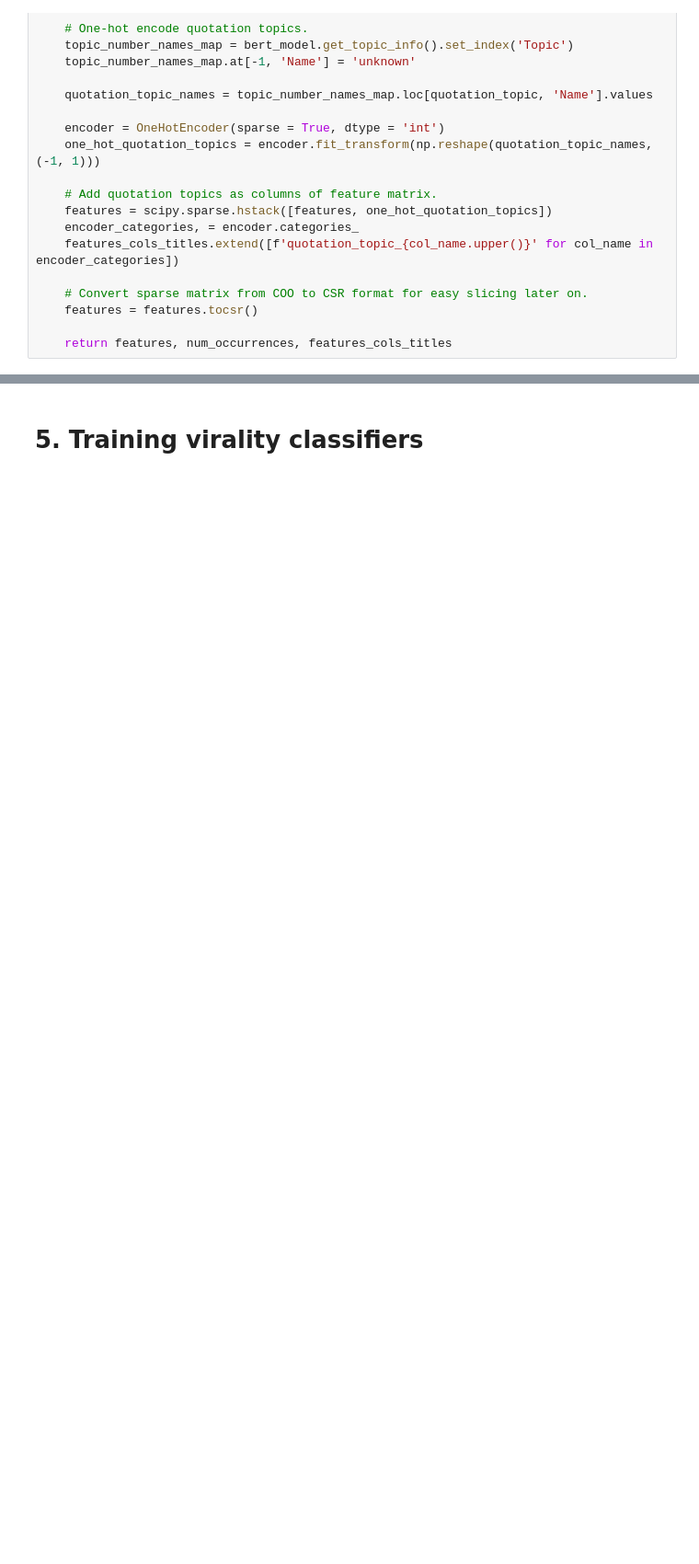
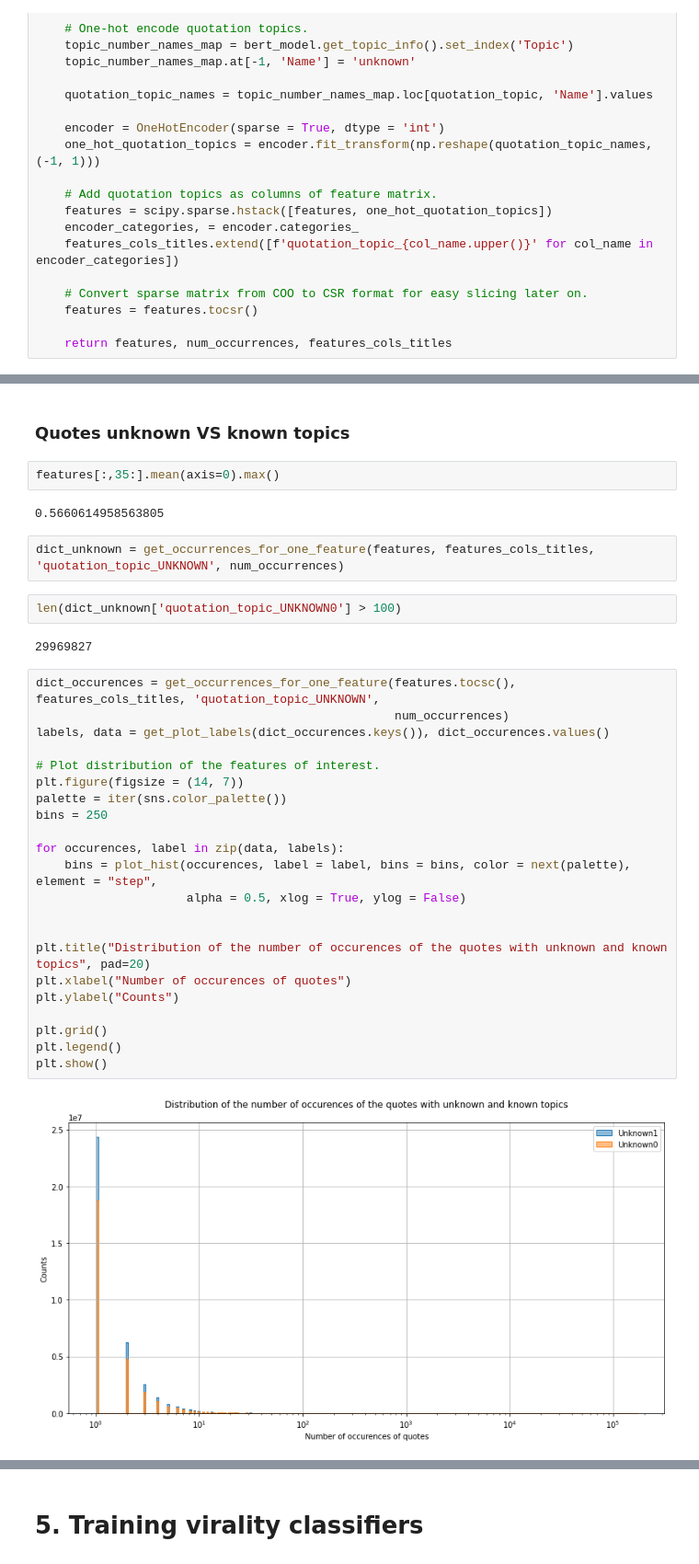
Before and after one commit to epfl-ada/ada-2021-project-cool-group-name, a Jupyter notebook: Project.ipynb, the cells around one changed output, grey strips where cells are left out. Shown at 92% size. Saved outputs shown, nothing was run; the diff lists cells and outputs as text; blank space fills up the shorter version.

Commit message:
visualization feat-out

```diff
--- a/Project.ipynb
+++ b/Project.ipynb
@@ -874,0 +1064,36 @@ In this section, we analyze the relationship between the selected features and t
+# %% [markdown]
+### Quotes unknown VS known topics
+# %%
+features[:,35:].mean(axis=0).max()
+# %% [output]
+0.5660614958563805
+# %%
+dict_unknown = get_occurrences_for_one_feature(features, features_cols_titles, 'quotation_topic_UNKNOWN', num_occurrences)
+# %%
+len(dict_unknown['quotation_topic_UNKNOWN0'] > 100)
+# %% [output]
+29969827
+# %%
+dict_occurences = get_occurrences_for_one_feature(features.tocsc(), features_cols_titles, 'quotation_topic_UNKNOWN',
+                                                  num_occurrences)
+labels, data = get_plot_labels(dict_occurences.keys()), dict_occurences.values()
+
+# Plot distribution of the features of interest.
+plt.figure(figsize = (14, 7))
+palette = iter(sns.color_palette())
+bins = 250
+
+for occurences, label in zip(data, labels):
+    bins = plot_hist(occurences, label = label, bins = bins, color = next(palette), element = "step",
+                     alpha = 0.5, xlog = True, ylog = False)
+
+
+plt.title("Distribution of the number of occurences of the quotes with unknown and known topics", pad=20)
+plt.xlabel("Number of occurences of quotes")
+plt.ylabel("Counts")
+
+plt.grid()
+plt.legend()
+plt.show()
+# %% [output]
+[figure, added]
```
Also changed, not shown: parts of 23 cells of this notebook.
